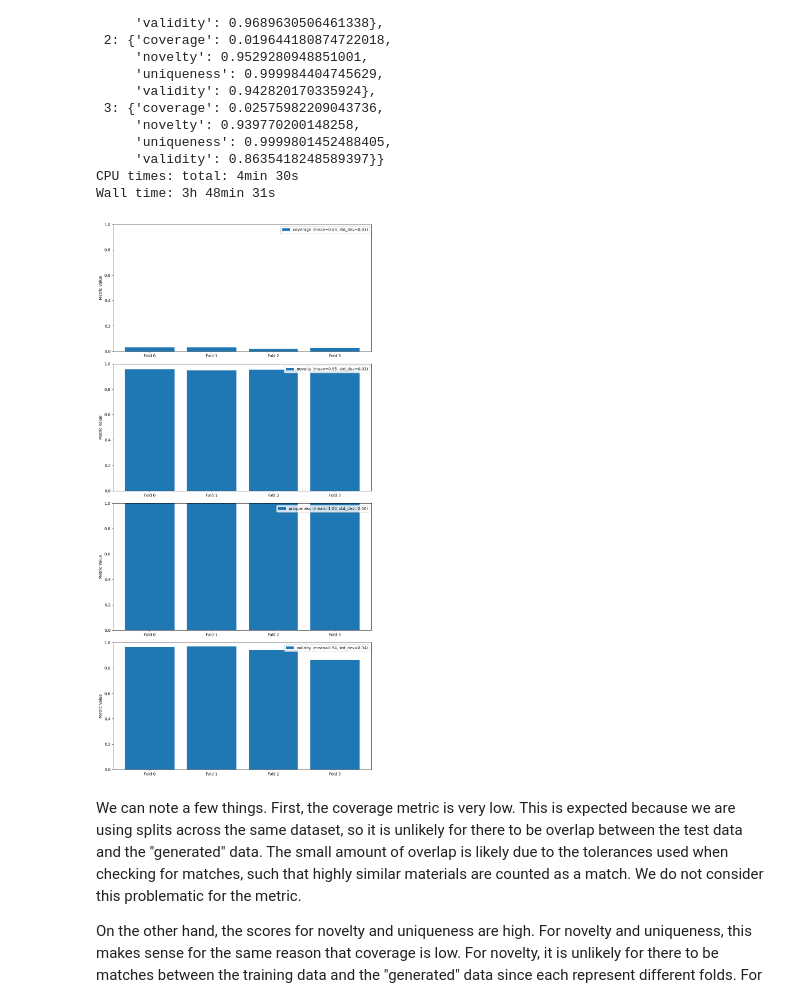
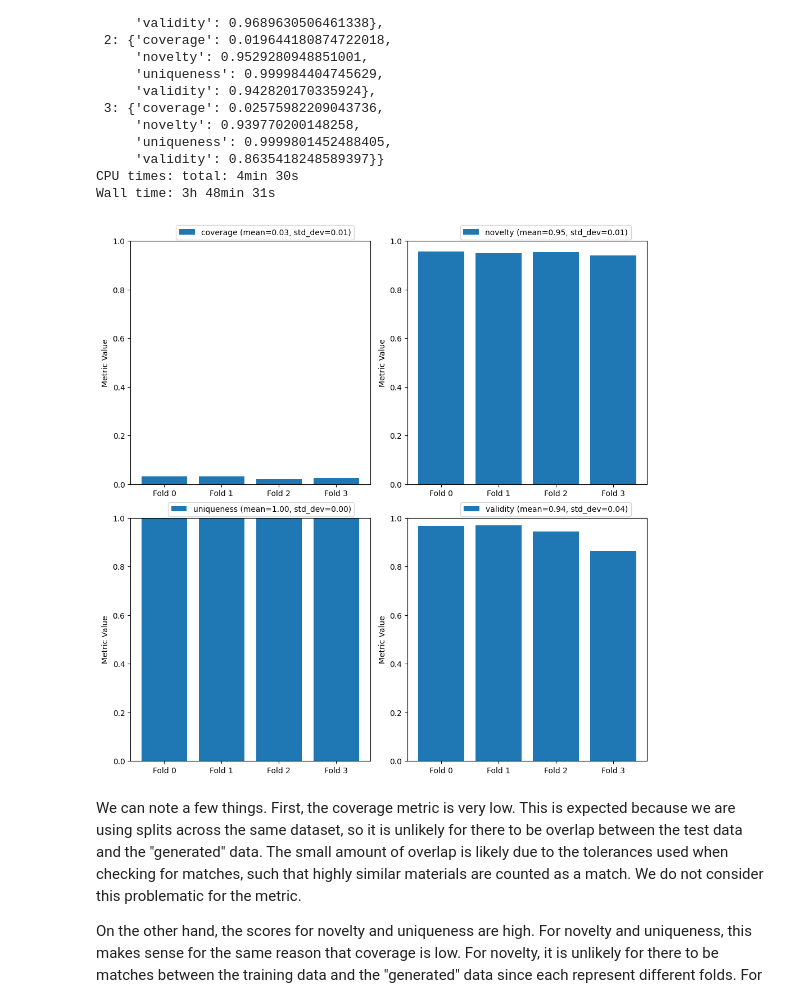
Before and after one commit to sparks-baird/matbench-genmetrics, a Jupyter notebook: notebooks/core/2.0-matbench-genmetrics-materials_discovery_progress_benchmark.ipynb, the cells around one changed output. Saved outputs shown, nothing was run; the diff lists cells and outputs as text; code cells hidden in the pictures.

Commit message:
Update 2.0-matbench-genmetrics-materials_discovery_progress_benchmark.ipynb
improve plot output

```diff
--- a/notebooks/core/2.0-matbench-genmetrics-materials_discovery_progress_benchmark.ipynb
+++ b/notebooks/core/2.0-matbench-genmetrics-materials_discovery_progress_benchmark.ipynb
@@ -90,37 +90,40 @@ novelty = [metrics[i]["novelty"] for i in metrics]
 uniqueness = [metrics[i]["uniqueness"] for i in metrics]
 validity = [metrics[i]["validity"] for i in metrics]
 
 # Plot the metrics
 import matplotlib.pyplot as plt
 import numpy as np
 
 # Plot each metric on its own subplot
 metrics_list = [coverage, novelty, uniqueness, validity]
 metrics_names = ["coverage", "novelty", "uniqueness", "validity"]
 
-# Create a figure with 4 subplots, one for each metric
-fig, axs = plt.subplots(4, figsize=(10, 20))
+# Create a 2x2 grid of subplots
+fig, axs = plt.subplots(2, 2, figsize=(10, 10))
+
+# Flatten the axs array for easier indexing
+axs = axs.flatten()
 
 # Create an array for the x values
 x = np.arange(len(metrics))
 
 # Plot each metric on its own subplot
 for i, metric in enumerate(metrics_list):
     mean = np.mean(metric)
     std_dev = np.std(metric)
     axs[i].bar(
         x, metric, label=f"{metrics_names[i]} (mean={mean:.2f}, std_dev={std_dev:.2f})"
     )
     axs[i].set_ylabel("Metric Value")
     axs[i].set_xticks(x)
     axs[i].set_xticklabels([f"Fold {j}" for j in x])
-    axs[i].legend()
+    axs[i].legend(bbox_to_anchor=(0.95, 1.08), loc='upper right')  # Position the legend
     axs[i].set_ylim(0, 1)
 
 plt.tight_layout()
 plt.show()
 # %% [output]
-[figure, old version]
+[figure, new version]
 # %% [markdown]
 We can note a few things. First, the coverage metric is very low. This is expected because we are using splits across the same dataset, so it is unlikely for there to be overlap between the test data and the "generated" data. The small amount of overlap is likely due to the tolerances used when checking for matches, such that highly similar materials are counted as a match. We do not consider this problematic for the metric.
 
```
